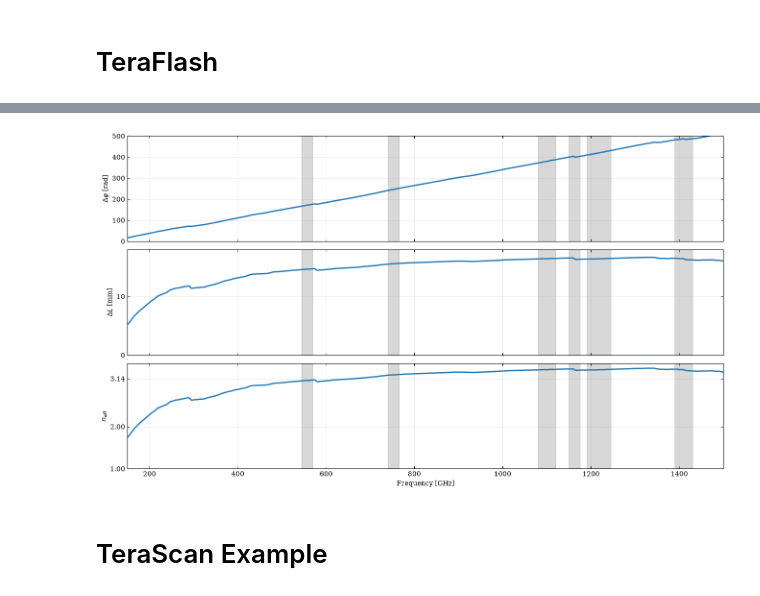
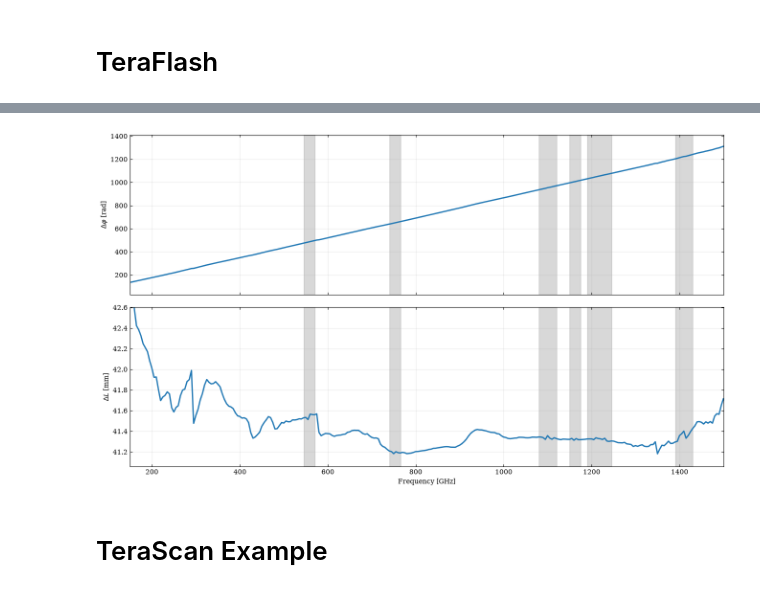
Before and after one commit to McMahonCosmologyGroup/TeraToptica, a Jupyter notebook: example/examples.ipynb, the cells around one changed output, grey strips where cells are left out. Cells and saved outputs as stored; diff of their text form; code cells hidden in the pictures.

Commit message:
Docs (Sphinx/Read the Docs), CI workflow, README, example phase cell uses get_phase_diff

```diff
--- a/example/examples.ipynb
+++ b/example/examples.ipynb
@@ -90,47 +95,33 @@ plt.show()
 # %%
-theta_al, theta_base = al_LF.get_phases()
+phase_diff, n_ulim, info = al_LF.get_phase_diff(return_info=True)
+with np.errstate(divide='ignore', invalid='ignore'):
+    delta_L = phase_diff * const.c / (2 * np.pi * f_al * 1e9)   # optical path difference [m]
+print(f"pulse delay {al_LF.get_pulse_delay():.1f} ps; trusted below {n_ulim:.0f} GHz; "
+      f"de-aliased: {info['dealiased']}; branch residual {info['offset_frac']:+.2f} cycles (ambiguous: {info['offset_ambiguous']}, "
+      f"inconsistent: {info['offset_inconsistent']})")
 
-phase_diff = np.abs(theta_al - theta_base)
-
-while phase_diff[20] < 0:
-    phase_diff += 2*np.pi
-while phase_diff[20] >= 2*np.pi:
-    phase_diff -= 2*np.pi
-
-delta_L = phase_diff*const.c/ (2*np.pi*f_al*1e9)  # in meters
-n = 1 + delta_L / (7e-3) #Guessed thickness ~ 7 mm
-
-fig, axs = plt.subplots(3, 1, sharex=True, figsize=(16, 9))
-
+thickness = None   # [m] -- set to the measured filter thickness to plot n
+panels = 3 if thickness else 2
+fig, axs = plt.subplots(panels, 1, sharex=True, figsize=(16, 3 * panels + 3))
 axs[0].plot(f_al, phase_diff, color='tab:blue', lw=2)
-axs[1].plot(f_al, delta_L*1e3, color='tab:blue', lw=2)
-axs[2].plot(f_al, n, color='tab:blue', lw=2)
-
-# Axis labels
+axs[1].plot(f_al, delta_L * 1e3, color='tab:blue', lw=2)
 axs[0].set_ylabel(r'$\Delta \varphi$ [rad]')
 axs[1].set_ylabel(r'$\Delta L$ [mm]')
-axs[2].set_ylabel(r'$n_{\rm eff}$')
-axs[2].set_xlabel('Frequency [GHz]')
-
-# Limits / ticks
+if thickness:
+    axs[2].plot(f_al, 1 + delta_L / thickness, color='tab:blue', lw=2)
+    axs[2].set_ylabel(r'$n$')
+axs[-1].set_xlabel('Frequency [GHz]')
 for ax in axs:
     for i, j in zip(mask_starts, mask_stops):
         ax.axvspan(i, j, color='gray', alpha=0.3)
+    ax.axvline(n_ulim, color='k', ls='--', lw=1)
     ax.set_xlim(150, 1500)
-    # ax.set_xlim(0, 200)
     ax.grid(True, alpha=0.25)
     ax.tick_params(direction='in', top=True, right=True)
-
-axs[0].set_ylim(0, 500)
-axs[1].set_ylim(0, 18)
-axs[2].set_ylim(1.0, 3.5)
-axs[1].set_yticks([0, 10])
-axs[2].set_yticks([1, 2, 3.14])
-# Legend (single, clean)
-
-# Remove x tick labels on upper panels (sharex already, but makes it cleaner)
+band = (f_al >= 150) & (f_al <= 1500)
+for ax, y in zip(axs, [phase_diff, delta_L * 1e3] + ([1 + delta_L / thickness] if thickness else [])):
+    lo, hi = np.nanpercentile(y[band], [1, 99])
+    ax.set_ylim(lo - 0.1 * (hi - lo + 1e-9), hi + 0.1 * (hi - lo + 1e-9))
 plt.subplots_adjust(hspace=0.08)
-axs[0].label_outer()
-axs[1].label_outer()
 plt.show()
 # %% [output]
@@ -137,4 +130,4 @@ plt.show()
-[figure, old version]
+[figure, new version]
 # %% [markdown]
 # TeraScan Example
 # %%
```
Also changed, not shown: parts of 4 cells of this notebook, 9 other files.
